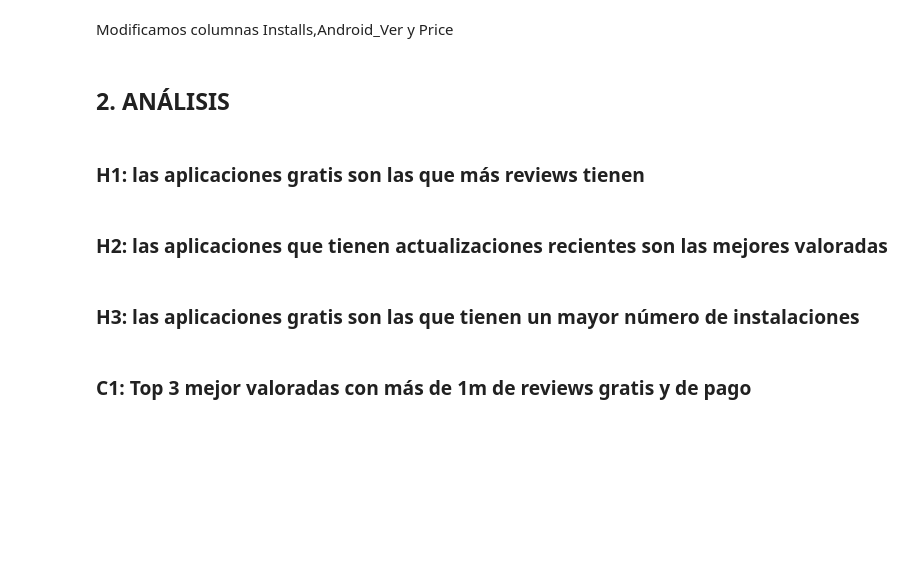
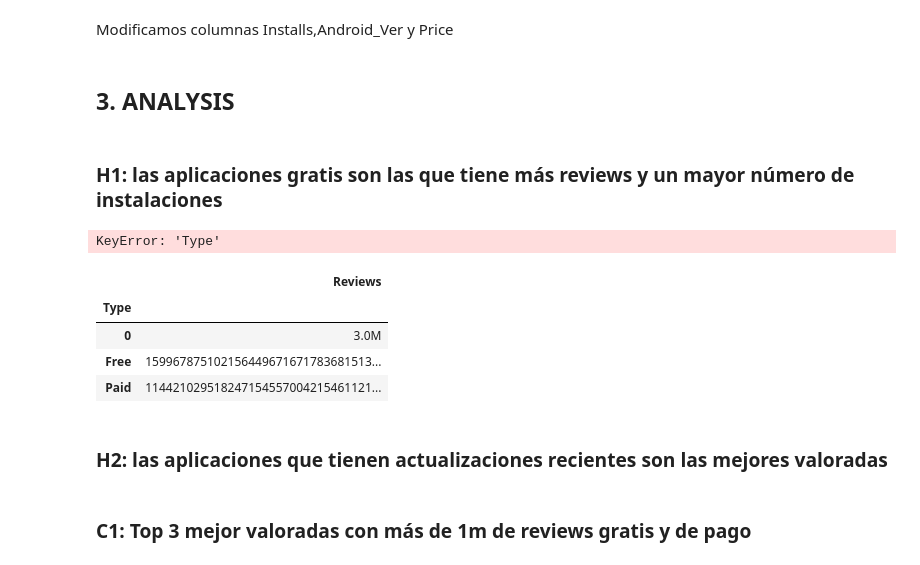
Before and after one commit to Almuglezsalcedo/datamad0119, a Jupyter notebook: module-1/pipelines-project/your-code/data-folder/Untitled.ipynb, the cells around one changed output. Saved outputs shown, nothing was run; the diff lists cells and outputs as text; code cells hidden in the pictures; blank space fills up the shorter version.

```diff
--- a/module-1/pipelines-project/your-code/data-folder/Untitled.ipynb
+++ b/module-1/pipelines-project/your-code/data-folder/Untitled.ipynb
@@ -111,14 +111,27 @@ Modificamos columnas Installs,Android_Ver y Price
 data['Installs']=data['Installs'].str.replace("+","")
 data['Android_Ver']=data['Android_Ver'].str.replace(" and up","")
 data['Price_dollars']=data['Price_dollars'].str.replace("$","")
-# %% [markdown]
-## 2. ANÁLISIS
+# %% [markdown]
+## 3. ANALYSIS
 # %% [markdown]
-### H1: las aplicaciones gratis son las que más reviews tienen
+### H1: las aplicaciones gratis son las que tiene más reviews y un mayor número de instalaciones
+# %%
+data=data.drop(data[data['Type'] == '0'],axis=0)
+data
+set(data['Type'])
+# %% [output]
+KeyError: 'Type'
+# %%
+H1=pd.pivot_table(data, index=['Type'], values='Reviews',aggfunc=np.sum)
+H1
+# %% [output]
+|  | Reviews |
+| Type |  |
+| 0 | 3.0M |
+| Free | 159967875102156449671671783681513... |
+| Paid | 114421029518247154557004215461121... |
 # %% [markdown]
 ### H2: las aplicaciones que tienen actualizaciones recientes son las mejores valoradas
-# %% [markdown]
-### H3: las aplicaciones gratis son las que tienen un mayor número de instalaciones
 # %% [markdown]
 ### C1: Top 3 mejor valoradas con más de 1m de reviews gratis y de pago
 # %% [markdown]
```
Also changed, not shown: parts of 1 cell of this notebook.
